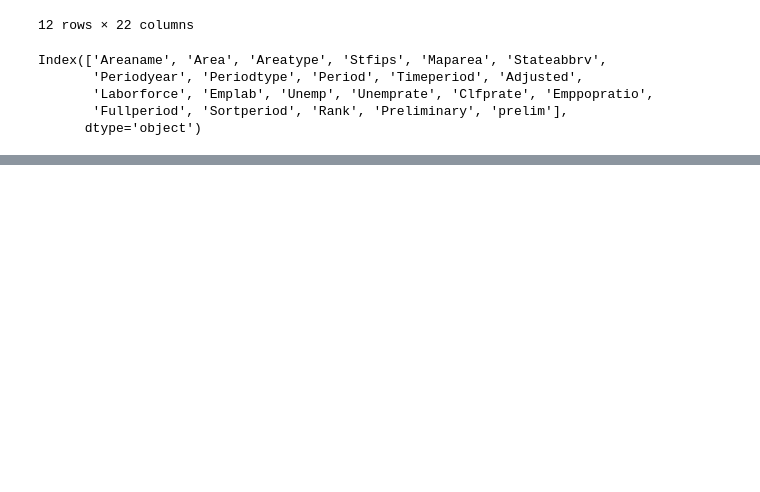
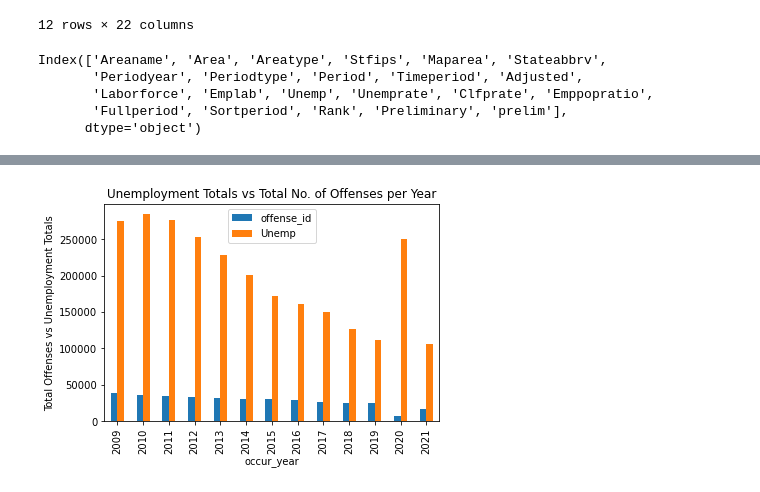
Before and after one commit to iiiramal/project-1-team-4, a Jupyter notebook: Cornelia-Project 1.ipynb, the cells around one changed output, grey strips where cells are left out. Drawn from its saved outputs; the diff is of its cells as text; code cells hidden in the pictures; blank space fills up the shorter version.

Commit message:
finished unemp and crime data and graph

```diff
--- a/Cornelia-Project 1.ipynb
+++ b/Cornelia-Project 1.ipynb
@@ -141,0 +355,3 @@ newMonthlyDF
+# %%
+#reset index to add occur back to columns
+newCrimesDF=newCrimesDF.reset_index()
@@ -141,0 +375,4 @@ newMonthlyDF
+# %%
+#Merged yearly Unemployment totals and yearly crime offense totals into one dataframe
+mergedDF=newCrimesDF.merge(totalyearDF, left_on="occur_year",right_on="Periodyear")
+mergedDF
@@ -141,0 +394,4 @@ newMonthlyDF
+# %%
+#Dropped 'period year' column
+mergedDF=mergedDF.drop(columns=['Periodyear'])
+mergedDF
@@ -141,0 +413,12 @@ newMonthlyDF
+# %%
+mergedDF=mergedDF.set_index("occur_year")
+# %%
+#Plotted bar chart for merged dataframe
+multiplot=mergedDF.plot(kind="bar")
+multiplot.set_ylabel('Total Offenses vs Unemployment Totals')
+multiplot.set_title('Unemployment Totals vs Total No. of Offenses per Year')
+#multiplot.set_xticklabels(mergedDF["occur_year"],rotation=45)
+plt.savefig('Impact of Unemployment On Crime Totals by Year.png')
+plt.show()
+# %% [output]
+[figure, added]
```
Also changed, not shown: parts of 26 cells of this notebook, 4 other files.
